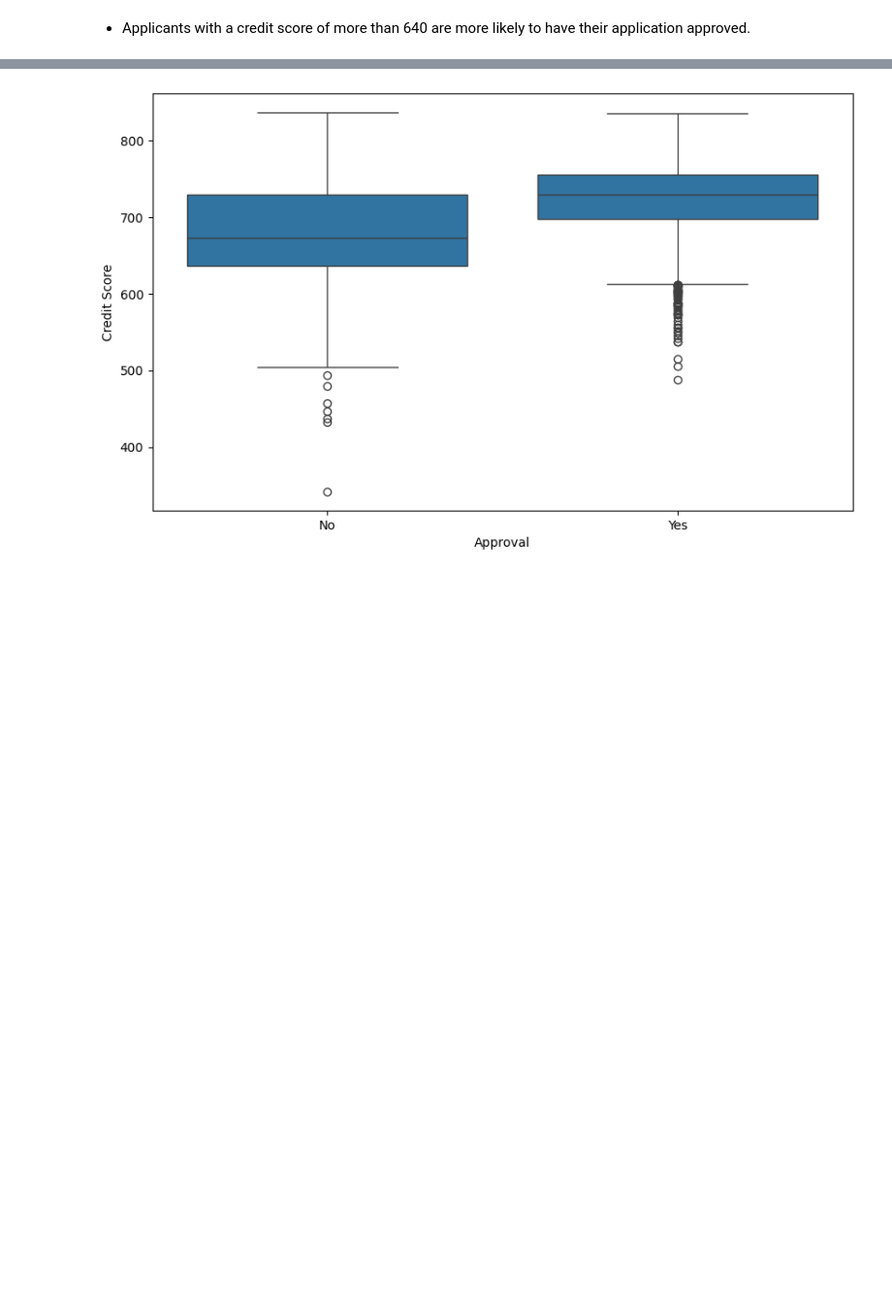
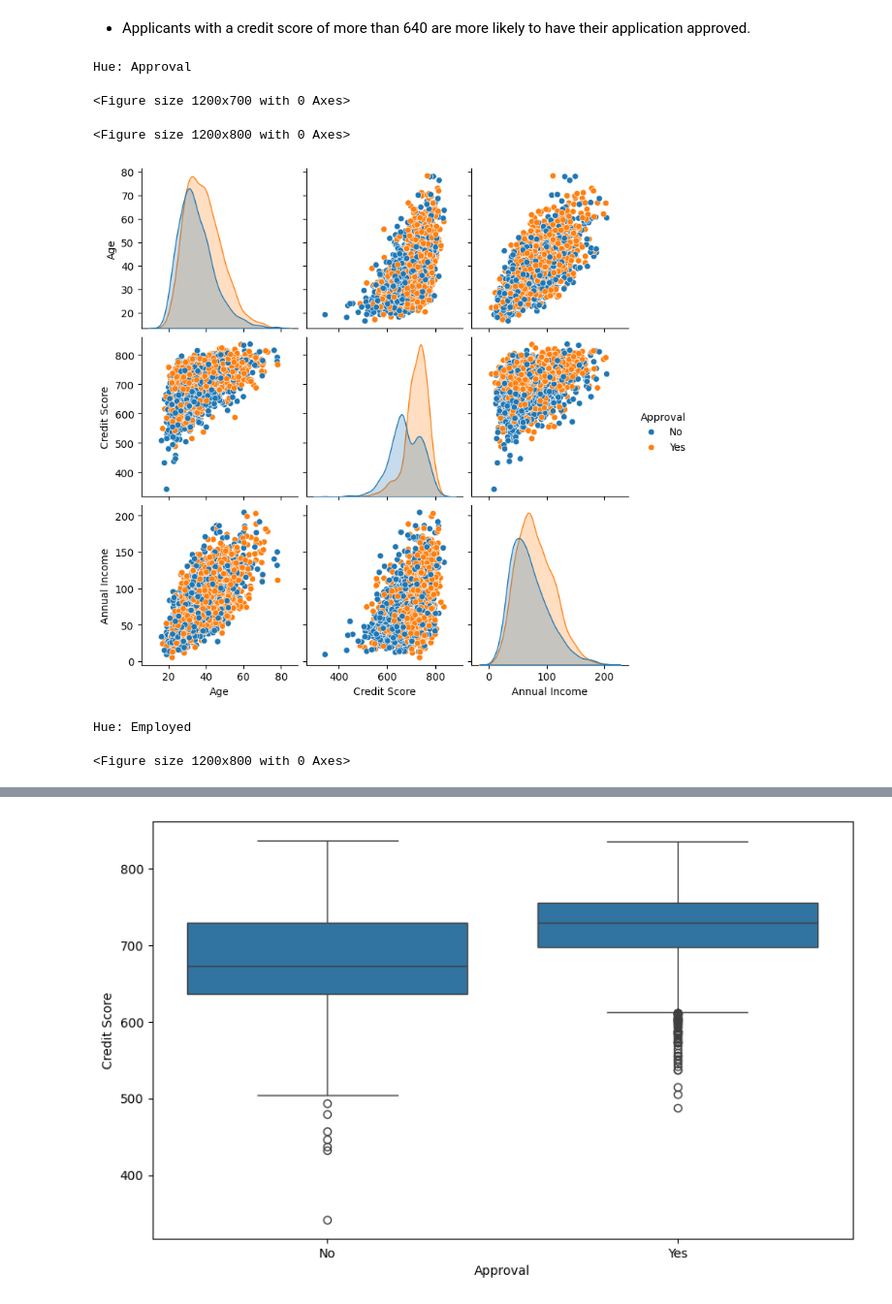
Before and after one commit to assignarc/AI-ML-Experiments, a Jupyter notebook: W6-DecisionTree/CreditCard/CreeditCard-Hands_on_Decision_Tree_Notebook.ipynb, the cells around one changed output, grey strips where cells are left out. Shown at 97% size. Drawn from its saved outputs; the diff is of its cells as text; code cells hidden in the pictures; blank space fills up the shorter version.

```diff
--- a/W6-DecisionTree/CreditCard/CreeditCard-Hands_on_Decision_Tree_Notebook.ipynb
+++ b/W6-DecisionTree/CreditCard/CreeditCard-Hands_on_Decision_Tree_Notebook.ipynb
@@ -304,2 +322,14 @@ sns.pairplot(data, vars=num_features, hue='Approval', diag_kind='kde');
 # %% [markdown]
 - Applicants with a credit score of more than 640 are more likely to have their application approved.
+# %%
+# plt.figure(figsize=(12, 8))
+# sns.pairplot(data, vars=num_features, hue='Approval', diag_kind='kde')
+
+EDA.pairplot_all(data=data,features=None,hues=["Approval","Employed"],min_unique_values_for_pairplot=4)
+# %% [output]
+Hue: Approval
+<Figure size 1200x700 with 0 Axes>
+<Figure size 1200x800 with 0 Axes>
+[figure, added]
+Hue: Employed
+<Figure size 1200x800 with 0 Axes>
```
Also changed, not shown: parts of 34 cells of this notebook, 15 other files.
